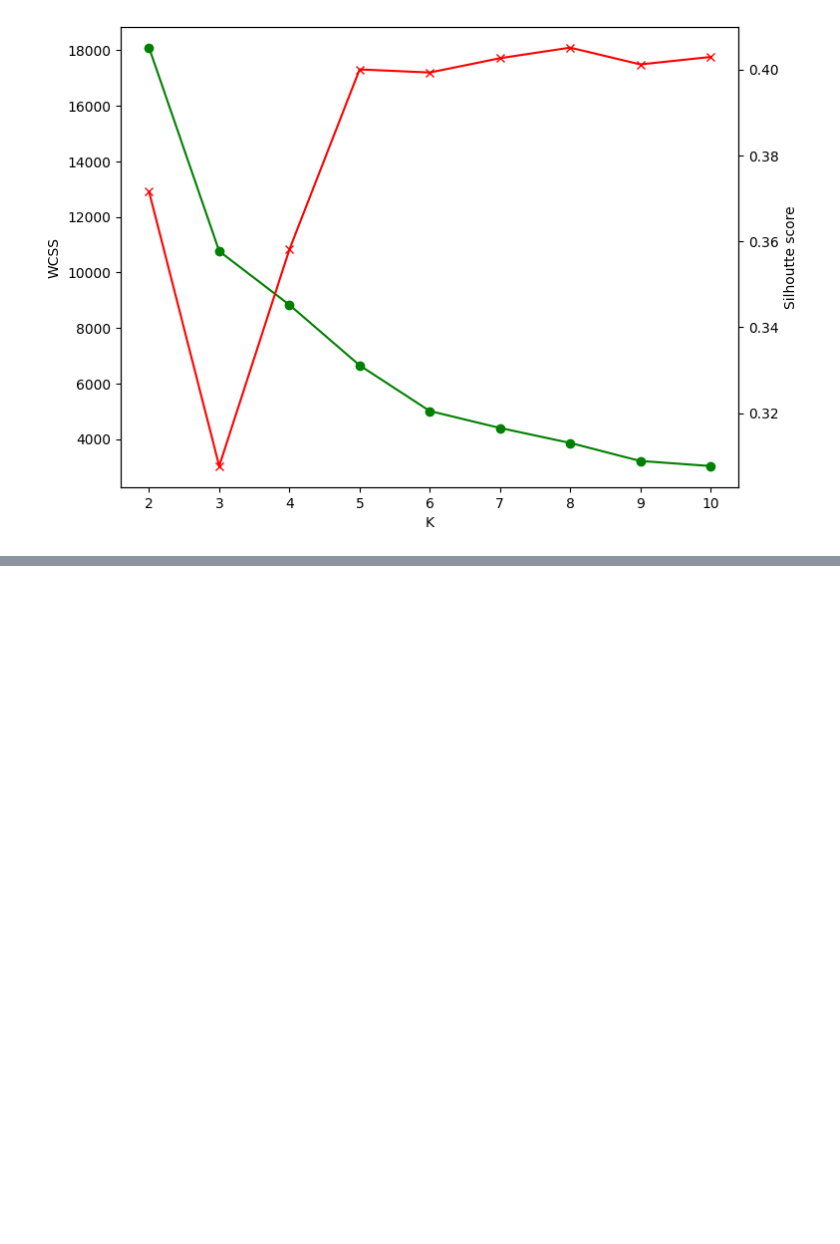
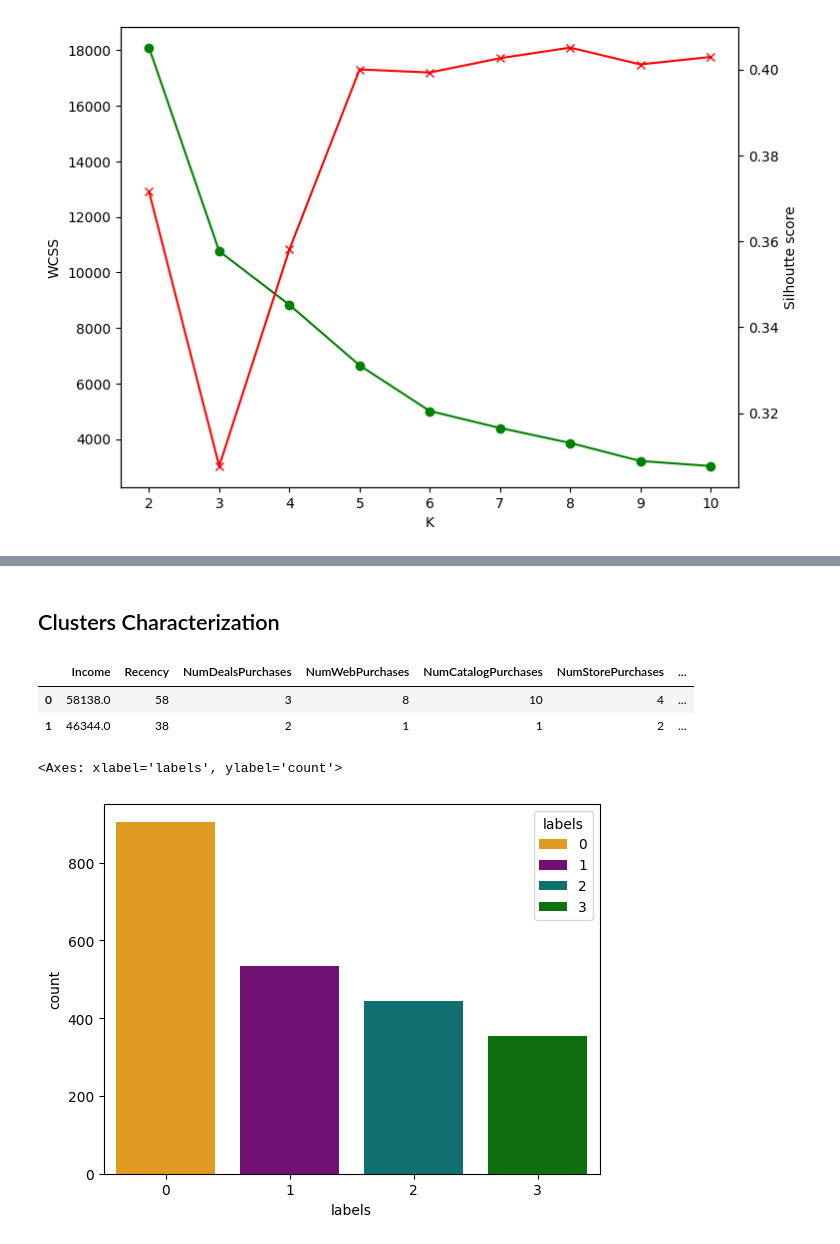
Before and after one commit to akshay041193/Customer-Segmentation-System, a Jupyter notebook: customer_segmentation.ipynb, the cells around one changed output, grey strips where cells are left out. Saved outputs shown, nothing was run; the diff lists cells and outputs as text; code cells hidden in the pictures; blank space fills up the shorter version.

```diff
--- a/customer_segmentation.ipynb
+++ b/customer_segmentation.ipynb
@@ -335,0 +384,19 @@ Text(0, 0.5, 'Silhoutte score')
+# %% [markdown]
+## Clusters Characterization
+# %%
+# Since AgglomerativeClustering is giving us a correct distinction between the datapoints. We will use it.
+
+X["labels"]=agglo_labels
+
+X.head(2)
+# %% [output]
+|  | Income | Recency | NumDealsPurchases | NumWebPurchases | NumCatalogPurchases | NumStorePurchases | ... |
+| 0 | 58138.0 | 58 | 3 | 8 | 10 | 4 | ... |
+| 1 | 46344.0 | 38 | 2 | 1 | 1 | 2 | ... |
+# %%
+colour=["Orange","Purple","Teal","Green"]
+
+sns.countplot(x=X["labels"],palette=colour,hue=X["labels"])
+# %% [output]
+<Axes: xlabel='labels', ylabel='count'>
+[figure, added]
```
Also changed, not shown: parts of 9 cells of this notebook.
